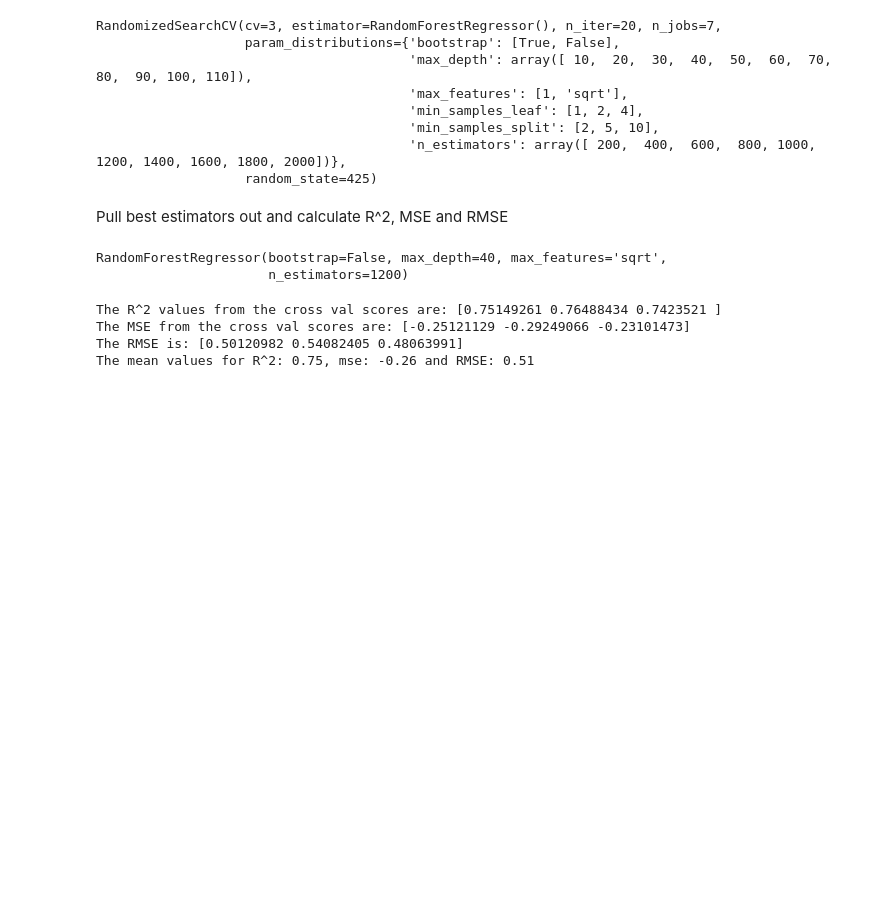
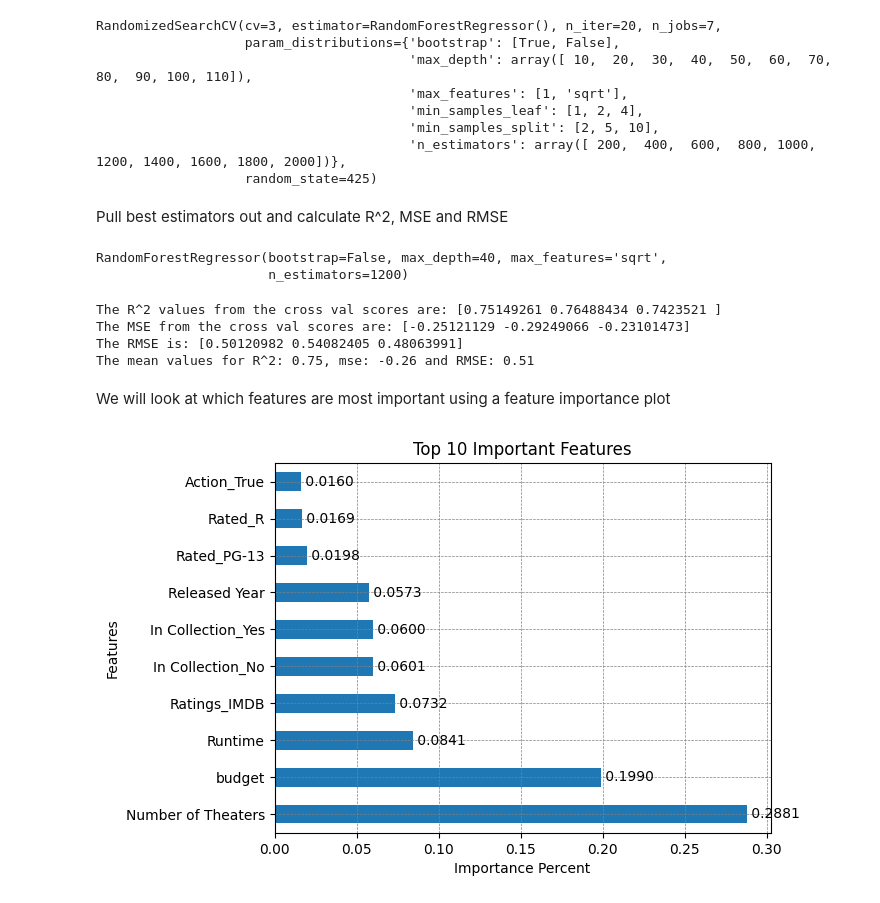
Before and after one commit to Ostendma/TOOL1_FINAL_PROJECT, a Jupyter notebook: Final Project.ipynb, the cells around one changed output. Saved outputs shown, nothing was run; the diff lists cells and outputs as text; code cells hidden in the pictures; blank space fills up the shorter version.

Commit message:
Add feature importance plot

```diff
--- a/Final Project.ipynb
+++ b/Final Project.ipynb
@@ -762,3 +760,17 @@ The R^2 values from the cross val scores are: [0.75149261 0.76488434 0.7423521 ]
 The MSE from the cross val scores are: [-0.25121129 -0.29249066 -0.23101473]
 The RMSE is: [0.50120982 0.54082405 0.48063991]
 The mean values for R^2: 0.75, mse: -0.26 and RMSE: 0.51
+# %% [markdown]
+We will look at which features are most important using a feature importance plot
+# %%
+import_feats = (pd.Series(rand_search.best_estimator_.feature_importances_, index=X_train.columns).nlargest(10))
+graph_type = import_feats.plot(kind='barh')
+graph_type.grid(True, linestyle='--', linewidth=0.5, color='gray')
+for index, value in enumerate(import_feats):
+    graph_type.text(value, index, f' {value:.4f}', va='center')
+graph_type.set_title('Top 10 Important Features')
+graph_type.set_ylabel('Features')
+graph_type.set_xlabel('Importance Percent')
+plt.show()
+# %% [output]
+[figure, added]
```
Also changed, not shown: parts of 2 cells of this notebook.
